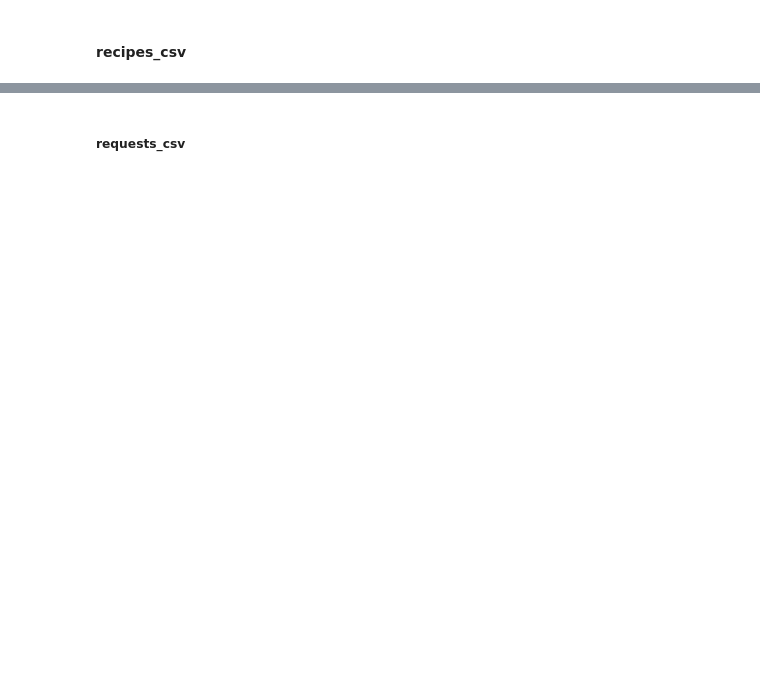
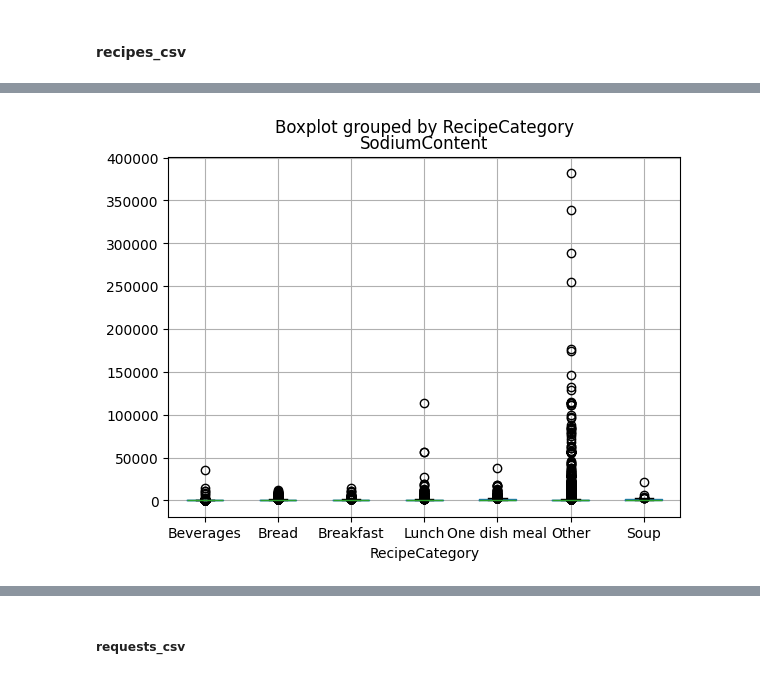
Before and after one commit to MittmannM/AnalyticsCupTUM, a Jupyter notebook: AC.ipynb, the cells around one changed output, grey strips where cells are left out. Drawn from its saved outputs; the diff is of its cells as text; code cells hidden in the pictures; blank space fills up the shorter version.

```diff
--- a/AC.ipynb
+++ b/AC.ipynb
@@ -16,10 +16,10 @@ np.random.seed(seed)
 # %% [markdown]
 #### read in data
 # %%
-diet_csv = pd.read_csv("diet.csv")
-recipes_csv = pd.read_csv("recipes.csv")
-requests_csv = pd.read_csv("requests.csv")
-reviews_csv = pd.read_csv("reviews.csv")
+diet_csv = pd.read_csv("diet.csv").copy()
+recipes_csv = pd.read_csv("recipes.csv").copy()
+requests_csv = pd.read_csv("requests.csv").copy()
+reviews_csv = pd.read_csv("reviews.csv").copy()
 # %%
 diet_csv.info() # 271907 entries
 requests_csv.info() # 140195 entries
@@ -89,3 +107,8 @@ recipes_csv = recipes_csv.drop("PrepTime", axis=1)
 recipes_csv = recipes_csv.drop("CookTime", axis=1)
 recipes_csv = recipes_csv.drop("RecipeIngredientQuantities", axis=1)
 recipes_csv = recipes_csv.drop("RecipeIngredientParts", axis=1)
+# %%
+# Handle outliers (max values like 300000 for sodium content
+recipes_csv.boxplot(column=["SodiumContent"], by="RecipeCategory")
+recipes_csv.groupby("RecipeCategory").count()
+# %% [output]
@@ -91,0 +124 @@ recipes_csv = recipes_csv.drop("RecipeIngredientParts", axis=1)
+[figure, added]
```
Also changed, not shown: parts of 14 cells of this notebook.
